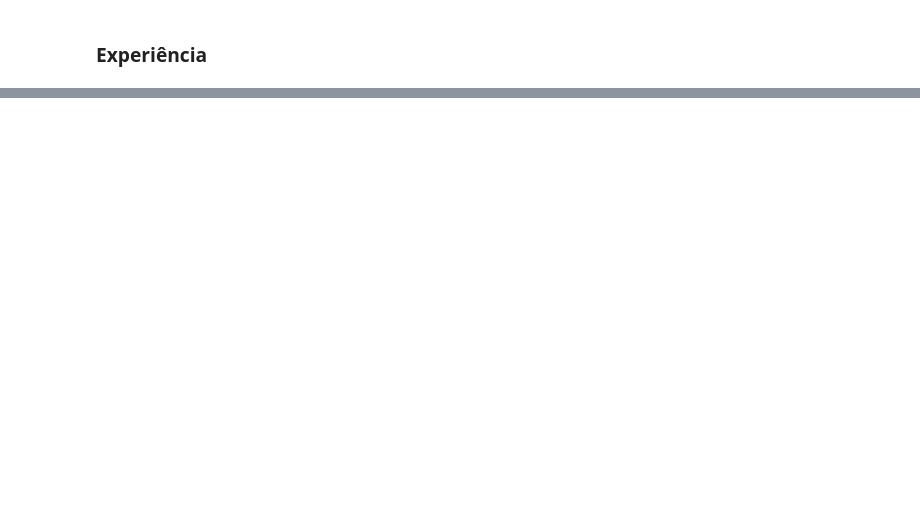
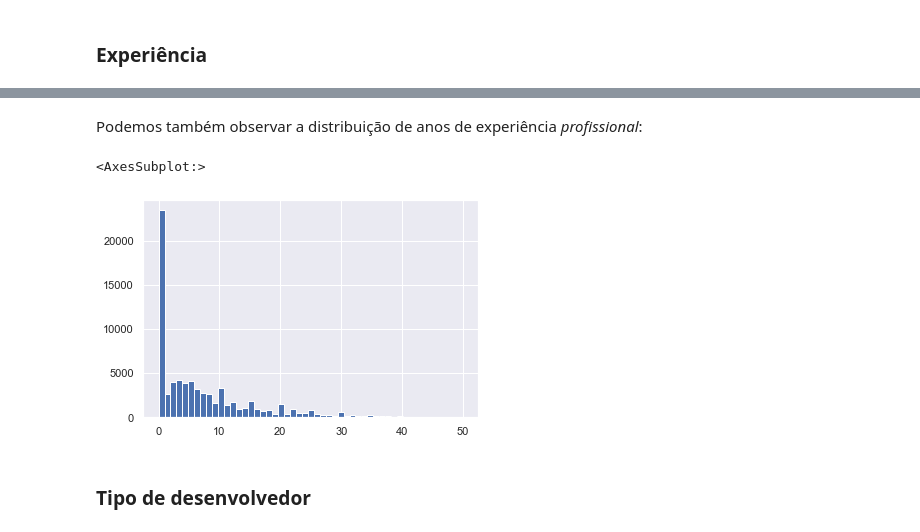
Before and after one commit to mihmilicio/data-science, a Jupyter notebook: visualizacao.ipynb, the cells around one changed output, grey strips where cells are left out. Saved outputs shown, nothing was run; the diff lists cells and outputs as text; code cells hidden in the pictures; blank space fills up the shorter version.

```diff
--- a/visualizacao.ipynb
+++ b/visualizacao.ipynb
@@ -180,0 +186,9 @@ sns.barplot(data=dfg_learncode, x="count", y="category", orient="h")
+# %% [markdown]
+Podemos também observar a distribuição de anos de experiência _profissional_:
+# %%
+df['YearsCodeProNumber'].hist(bins=len(df['YearsCodeProNumber'].unique()))
+# %% [output]
+<AxesSubplot:>
+[figure, added]
+# %% [markdown]
+### Tipo de desenvolvedor
```
Also changed, not shown: parts of 14 cells of this notebook, 2 other files.
